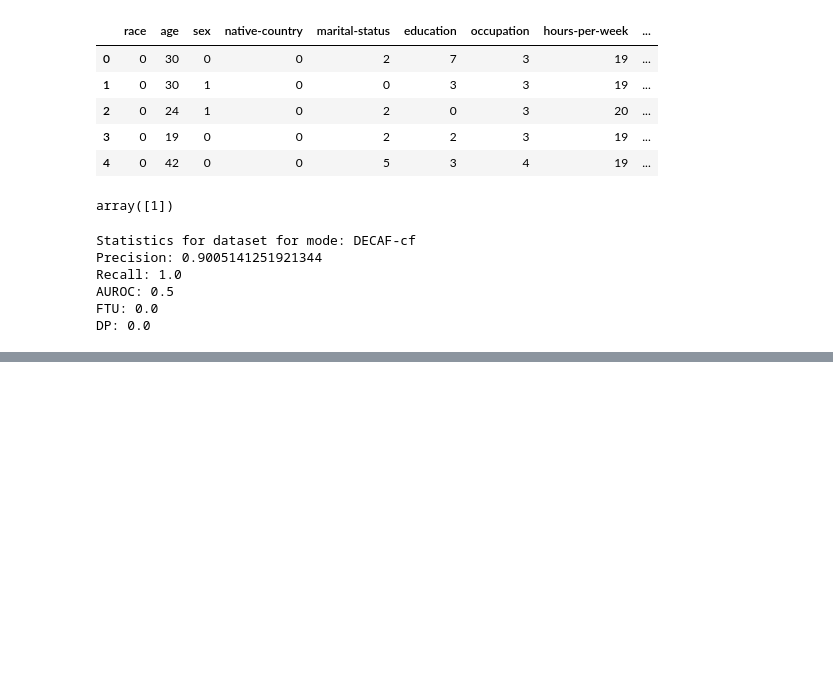
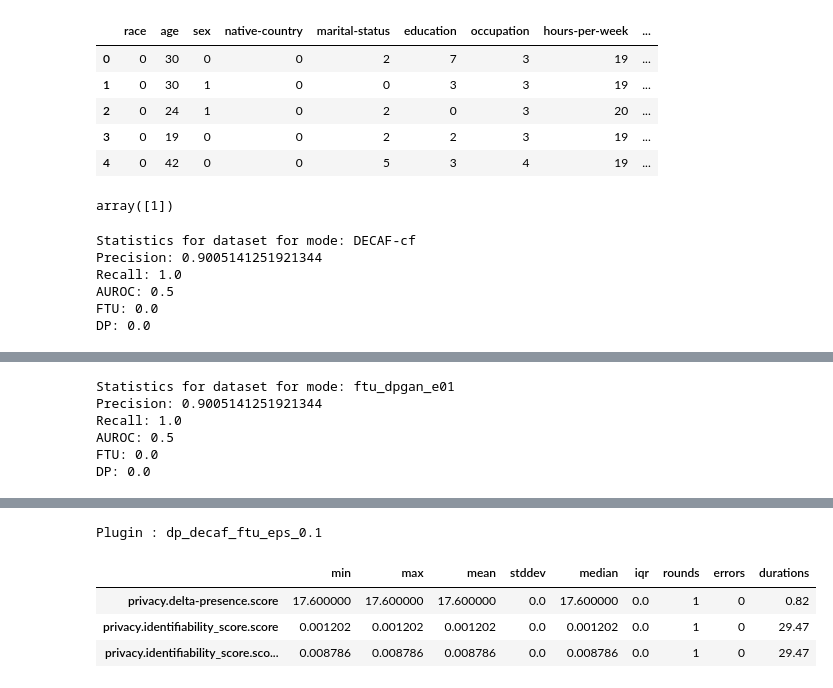
Before and after one commit to humayraR/fact-ai_Repl, a Jupyter notebook: SynthDECAF.ipynb, the cells around one changed output, grey strips where cells are left out. Saved outputs shown, nothing was run; the diff lists cells and outputs as text; code cells hidden in the pictures; blank space fills up the shorter version.

```diff
--- a/SynthDECAF.ipynb
+++ b/SynthDECAF.ipynb
@@ -258,0 +316,25 @@ decaf_cf.to_csv('decaf_cf.csv', index=False)
+# %%
+get_metrics("ftu_dpgan_e01", ftu_dpgan_e01_df, clean_df)
+# %% [output]
+Statistics for dataset for mode: ftu_dpgan_e01
+Precision: 0.9005141251921344
+Recall: 1.0
+AUROC: 0.5
+FTU: 0.0
+DP: 0.0
+# %%
+from synthcity.benchmark import Benchmarks
+
+ftu_dpgan_e01_score2 = Benchmarks.evaluate(
+    [("dp_decaf_ftu_eps_0.1", "dpgan", {"epsilon": 0.1, "n_iter": 10, "n_iter_min": 1})],
+    ftu_loader,
+    test_loader,
+    synthetic_size=50000,
+    repeats=1,
+    metrics={
+        'privacy': ['delta-presence', 'identifiability_score', 'DomiasMIA_prior']
+    },
+    # use_metric_cache=False
+)
+Benchmarks.print(ftu_dpgan_e01_score2)
+# %% [output]
@@ -258,0 +356,5 @@ decaf_cf.to_csv('decaf_cf.csv', index=False)
+Plugin : dp_decaf_ftu_eps_0.1
+|  | min | max | mean | stddev | median | iqr | rounds | errors | durations |
+| privacy.delta-presence.score | 17.600000 | 17.600000 | 17.600000 | 0.0 | 17.600000 | 0.0 | 1 | 0 | 0.82 |
+| privacy.identifiability_score.score | 0.001202 | 0.001202 | 0.001202 | 0.0 | 0.001202 | 0.0 | 1 | 0 | 29.47 |
+| privacy.identifiability_score.sco... | 0.008786 | 0.008786 | 0.008786 | 0.0 | 0.008786 | 0.0 | 1 | 0 | 29.47 |
```
Also changed, not shown: parts of 9 cells of this notebook.
